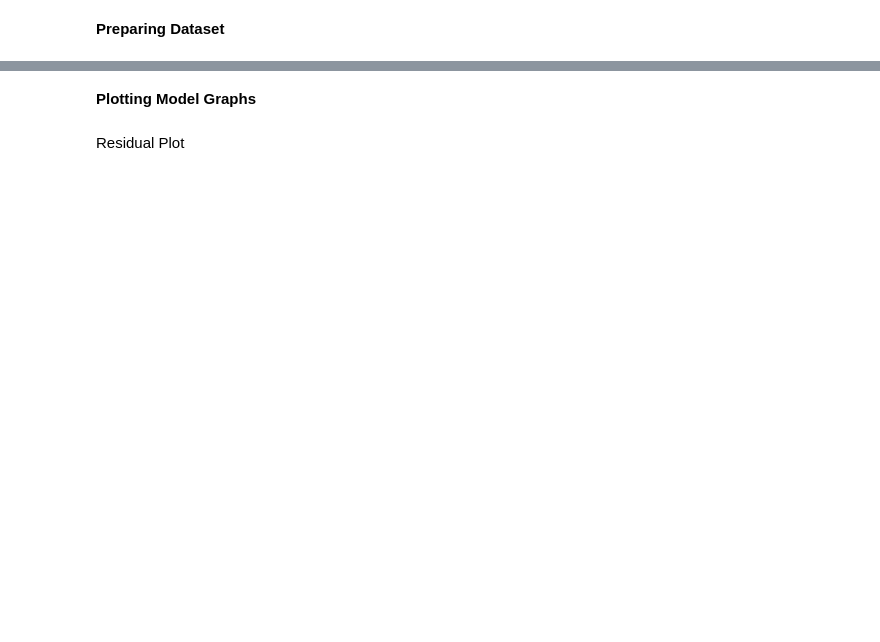
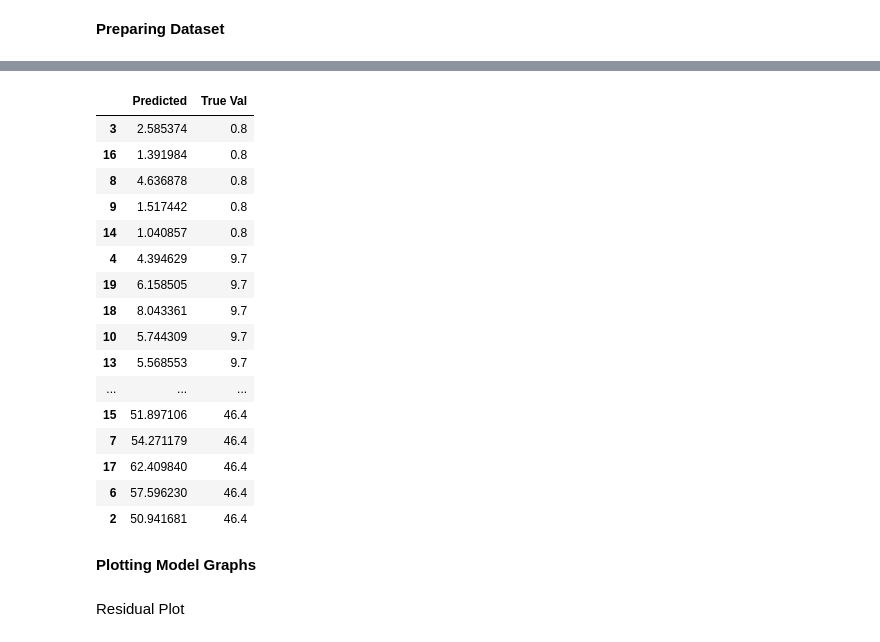
Before and after one commit to naufalhisyam/WaterTurbidityPred, a Jupyter notebook: test_model.ipynb, the cells around one changed output, grey strips where cells are left out. Saved outputs shown, nothing was run; the diff lists cells and outputs as text; code cells hidden in the pictures; blank space fills up the shorter version.

```diff
--- a/test_model.ipynb
+++ b/test_model.ipynb
@@ -139,9 +161,28 @@ score   [6.877111434936523, 7.312805652618408, 93.46371459960938, 0.704024255275
 # %%
 predicted = pd.Series(pred)
 truevalue = pd.Series(true)
 frame = { 'Predicted': predicted, 'True Val': truevalue }
 result = pd.DataFrame(frame)
 rslt_df = result.sort_values(by = 'True Val')
+rslt_df
+# %% [output]
+|  | Predicted | True Val |
+| 3 | 2.585374 | 0.8 |
+| 16 | 1.391984 | 0.8 |
+| 8 | 4.636878 | 0.8 |
+| 9 | 1.517442 | 0.8 |
+| 14 | 1.040857 | 0.8 |
+| 4 | 4.394629 | 9.7 |
+| 19 | 6.158505 | 9.7 |
+| 18 | 8.043361 | 9.7 |
+| 10 | 5.744309 | 9.7 |
+| 13 | 5.568553 | 9.7 |
+| ... | ... | ... |
+| 15 | 51.897106 | 46.4 |
+| 7 | 54.271179 | 46.4 |
+| 17 | 62.409840 | 46.4 |
+| 6 | 57.596230 | 46.4 |
+| 2 | 50.941681 | 46.4 |
 # %% [markdown]
 **Plotting Model Graphs**
 # %% [markdown]
```
Also changed, not shown: parts of 14 cells of this notebook.
